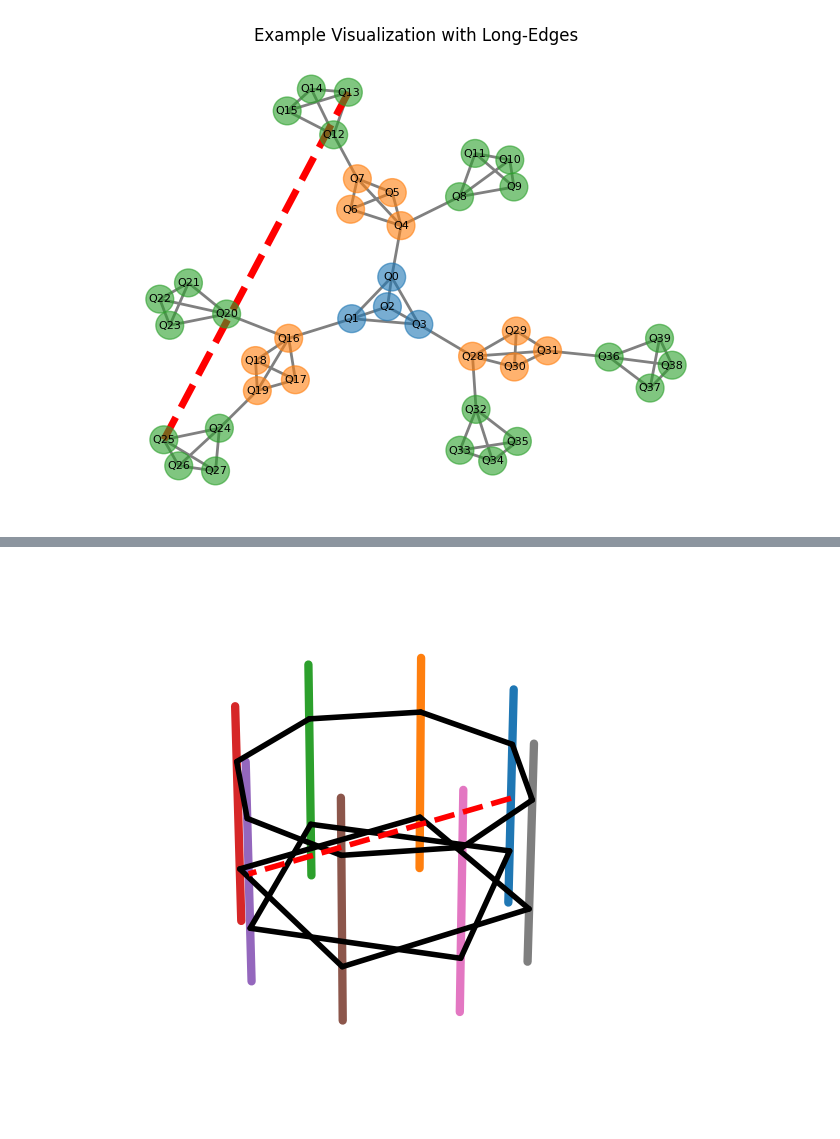
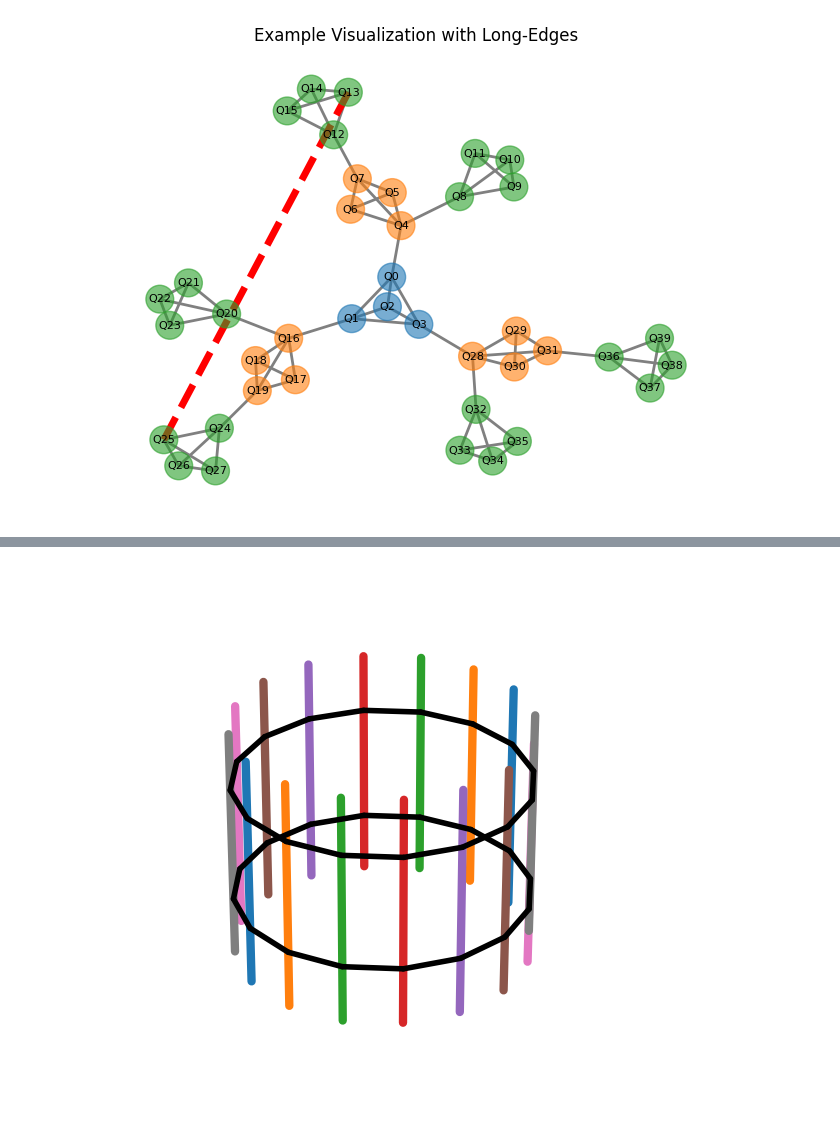
Before and after one commit to Pitt-JonesLab/quantum_logical, a Jupyter notebook: src/notebooks/topologies/01_render.ipynb, the cells around one changed output, grey strips where cells are left out. Drawn from its saved outputs; the diff is of its cells as text; code cells hidden in the pictures.

```diff
--- a/src/notebooks/topologies/01_render.ipynb
+++ b/src/notebooks/topologies/01_render.ipynb
@@ -188,8 +188,8 @@ images[0].save(
 )
 # %%
 # Example usage
-corral_modular = CorralCoupling(num_snails=8, corral_skip_pattern=(0, 0))
-corral_modular.add_long_edges(num_long_edges=1)  # Example: Add 2 long-edges
+corral_modular = CorralCoupling(num_snails=16, corral_skip_pattern=(0, 1))
+corral_modular.add_long_edges(num_long_edges=0)  # Example: Add 2 long-edges
 print("Modules:", corral_modular.modules)
 print("Coupling Map:", corral_modular.c_map)
 print("Long Edges:", corral_modular.long_edges)
@@ -277,37 +277,37 @@ def pretty_print_snails_3d(corral_modular):
     for snail0, snail1 in lower_rung_edges:
         draw_slat((x[snail0], y[snail0]), (x[snail1], y[snail1]), z_lower[snail0])
 
     # Draw the long edges
     for edge in corral_modular.long_edges:
         # get the snail index for the qubits in the edge
         snail0 = corral_modular._find_module_by_qubit(edge[0])
         snail1 = corral_modular._find_module_by_qubit(edge[1])
 
         draw_slat(
             (x[snail0], y[snail0]),
             (x[snail1], y[snail1]),
             long_edge_height[edge[0]],
             color="red",
             linestyle="--",
         )
 
     # Set the aspect ratio and the viewing angle
     ax.set_aspect("auto")
     ax.view_init(elev=30.0, azim=-120)
 
     # Hide the axes
     ax.set_axis_off()
 
     return fig
 
 
 # Example usage:
-corral_modular = CorralCoupling(num_snails=8, corral_skip_pattern=(0, 1))
-corral_modular.add_long_edges(num_long_edges=1)  # Example: Add 2 long-edges
-corral_modular.module_depths = {i: i for i in range(8)}  # Example module depths
+corral_modular = CorralCoupling(num_snails=16, corral_skip_pattern=(0, 0))
+# corral_modular.add_long_edges(num_long_edges=1)  # Example: Add 2 long-edges
+corral_modular.module_depths = {i: i for i in range(32)}  # Example module depths
 fig = pretty_print_snails_3d(corral_modular)
 # %% [output]
-[figure, old version]
+[figure, new version]
 # %%
 def combine_images(image1, image2):
     # Combine two images side by side
```
Also changed, not shown: parts of 1 cell of this notebook, 4 other files.
